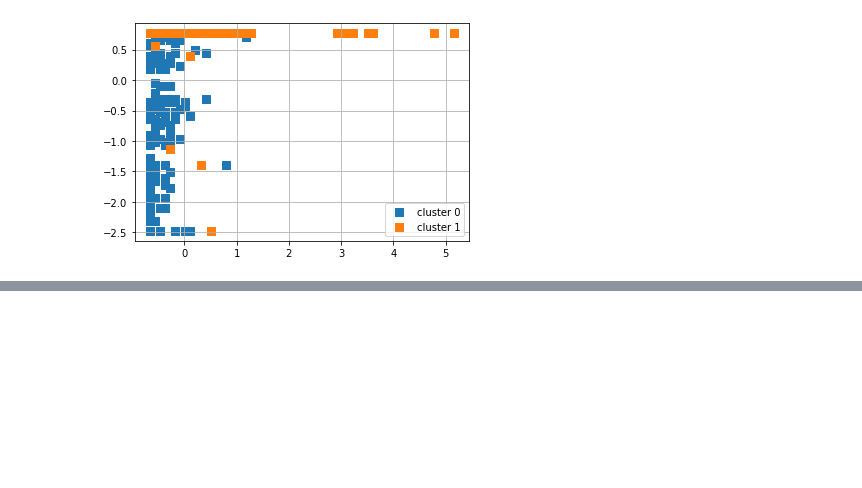
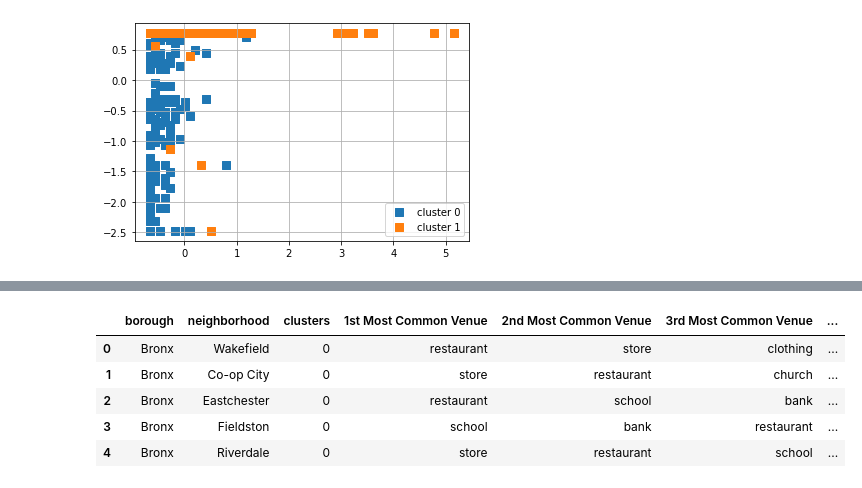
Before and after one commit to ktamkee/NYC_midterm_project, a Jupyter notebook: svc/Hierarchical.ipynb, the cells around one changed output, grey strips where cells are left out. Saved outputs shown, nothing was run; the diff lists cells and outputs as text; code cells hidden in the pictures; blank space fills up the shorter version.

```diff
--- a/svc/Hierarchical.ipynb
+++ b/svc/Hierarchical.ipynb
@@ -83,0 +86,8 @@ plot_clusters(X,y_hc)
+# %%
+clusters = y_hc.tolist()
+# %%
+# Import neighborhood data
+neighborhood_data = pd.read_csv('/Users/karina/GitHub/NYC_midterm_project/data/old_datasets/old_dataset.csv')
+neighborhood_data = neighborhood_data.iloc[:, 1:6]
+neighborhood_data['clusters'] = clusters
+neighborhood_data.head()
@@ -83,0 +101,12 @@ plot_clusters(X,y_hc)
+# %%
+most_common_venues = pd.read_csv('/Users/karina/GitHub/NYC_midterm_project/data/final_datasets/most_common_venues.csv')
+data = pd.merge(neighborhood_data, most_common_venues, on='id')
+data = data.drop(columns=['id', 'longitude', 'latitude'])
+data.head()
+# %% [output]
+|  | borough | neighborhood | clusters | 1st Most Common Venue | 2nd Most Common Venue | 3rd Most Common Venue | ... |
+| 0 | Bronx | Wakefield | 0 | restaurant | store | clothing | ... |
+| 1 | Bronx | Co-op City | 0 | store | restaurant | church | ... |
+| 2 | Bronx | Eastchester | 0 | restaurant | school | bank | ... |
+| 3 | Bronx | Fieldston | 0 | school | bank | restaurant | ... |
+| 4 | Bronx | Riverdale | 0 | store | restaurant | school | ... |
```
Also changed, not shown: parts of 5 cells of this notebook, 11 other files.
